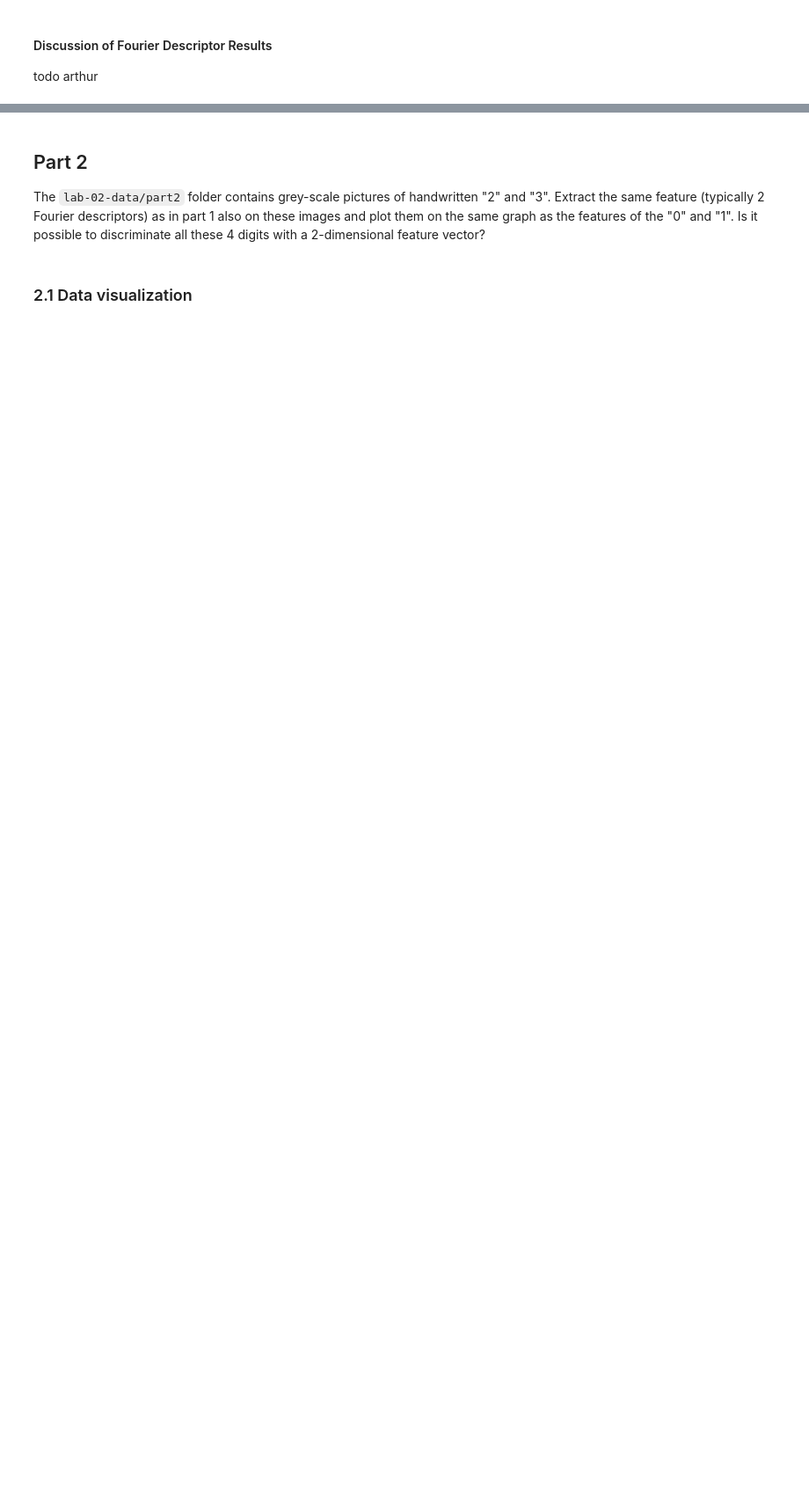
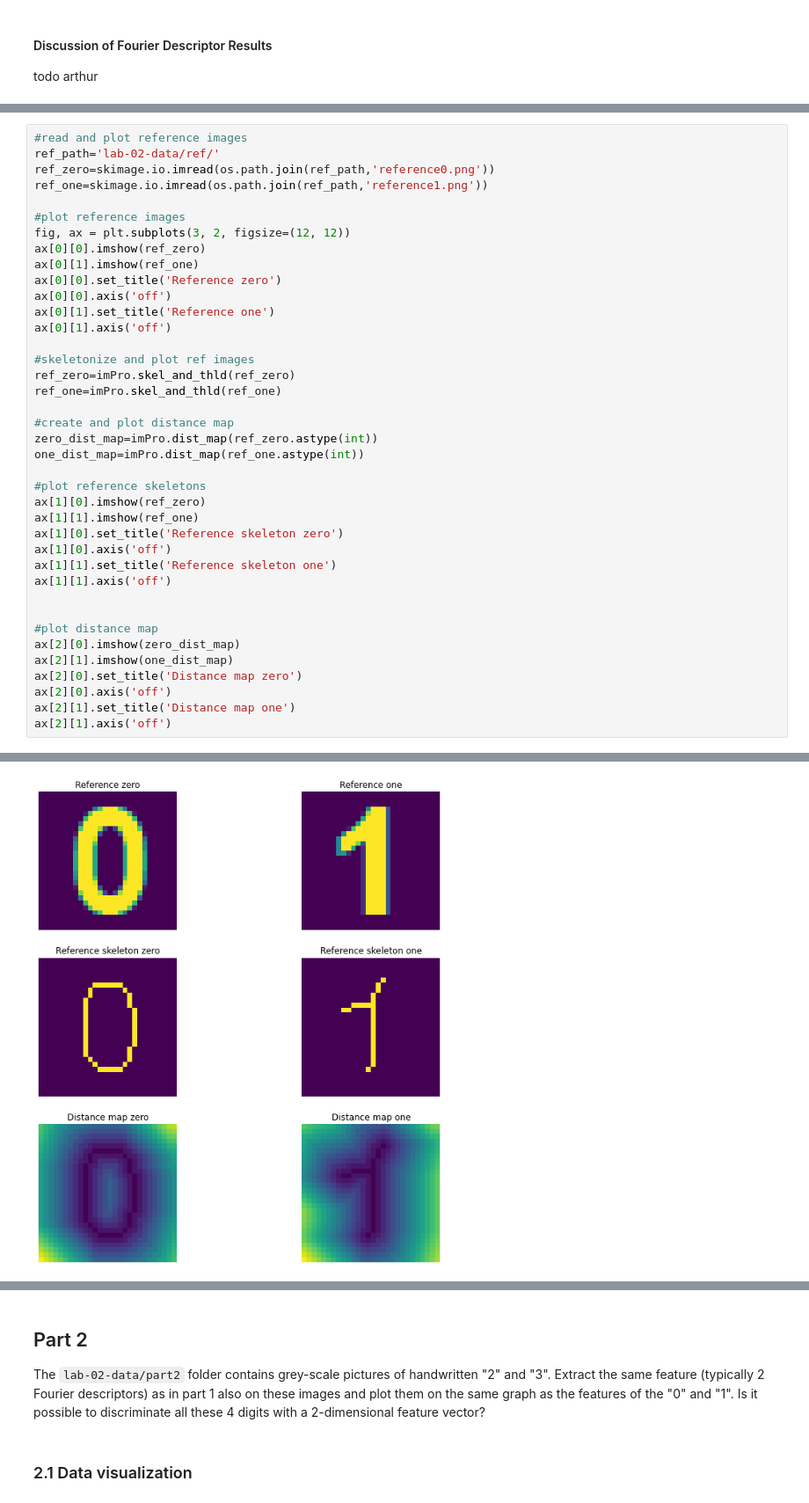
Before and after one commit to arthurBricq/ImageAnalysisLabs, a Jupyter notebook: lab02/lab_02_object_description.ipynb, the cells around one changed output, grey strips where cells are left out. Shown at 88% size. Drawn from its saved outputs; the diff is of its cells as text; blank space fills up the shorter version.

```diff
--- a/lab02/lab_02_object_description.ipynb
+++ b/lab02/lab_02_object_description.ipynb
@@ -265,0 +318,40 @@ todo arthur
+# %%
+#read and plot reference images
+ref_path='lab-02-data/ref/'
+ref_zero=skimage.io.imread(os.path.join(ref_path,'reference0.png'))
+ref_one=skimage.io.imread(os.path.join(ref_path,'reference1.png'))
+
+#plot reference images
+fig, ax = plt.subplots(3, 2, figsize=(12, 12))
+ax[0][0].imshow(ref_zero)
+ax[0][1].imshow(ref_one)
+ax[0][0].set_title('Reference zero')
+ax[0][0].axis('off')
+ax[0][1].set_title('Reference one')
+ax[0][1].axis('off')
+
+#skeletonize and plot ref images
+ref_zero=imPro.skel_and_thld(ref_zero)
+ref_one=imPro.skel_and_thld(ref_one)
+
+#create and plot distance map
+zero_dist_map=imPro.dist_map(ref_zero.astype(int))
+one_dist_map=imPro.dist_map(ref_one.astype(int))
+
+#plot reference skeletons
+ax[1][0].imshow(ref_zero)
+ax[1][1].imshow(ref_one)
+ax[1][0].set_title('Reference skeleton zero')
+ax[1][0].axis('off')
+ax[1][1].set_title('Reference skeleton one')
+ax[1][1].axis('off')
+
+
+#plot distance map
+ax[2][0].imshow(zero_dist_map)
+ax[2][1].imshow(one_dist_map)
+ax[2][0].set_title('Distance map zero')
+ax[2][0].axis('off')
+ax[2][1].set_title('Distance map one')
+ax[2][1].axis('off')
+# %% [output]
@@ -265,0 +359 @@ todo arthur
+[figure, added]
```
Also changed, not shown: parts of 11 cells of this notebook, 2 other files.
